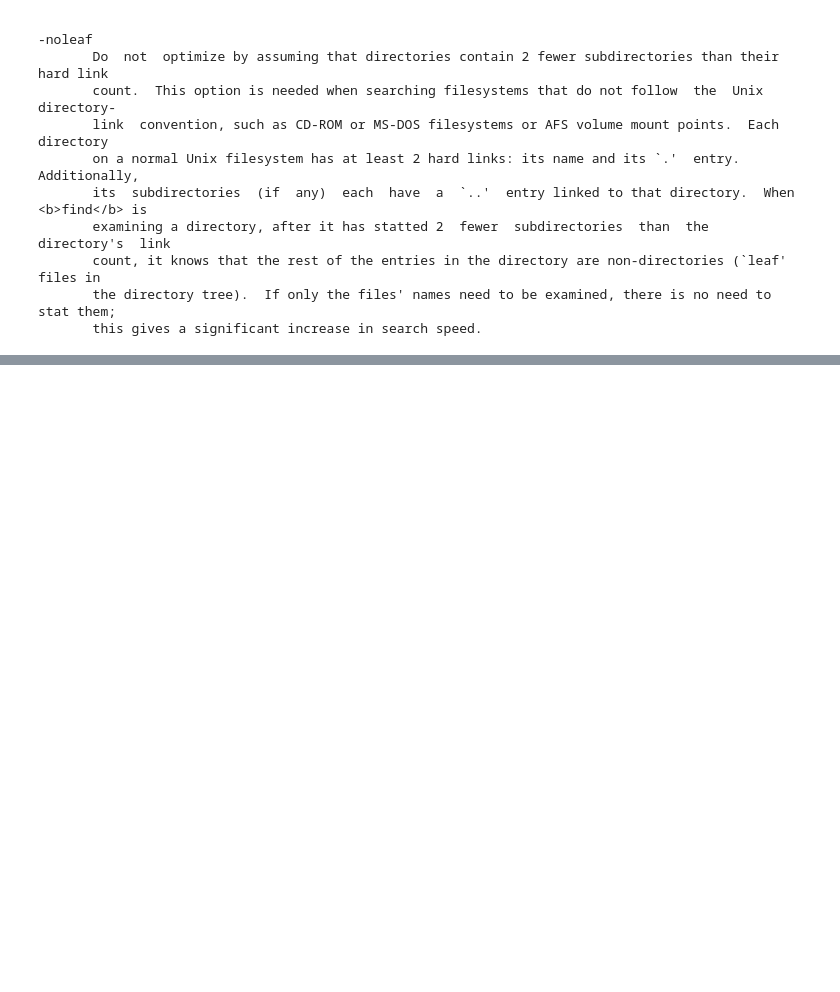
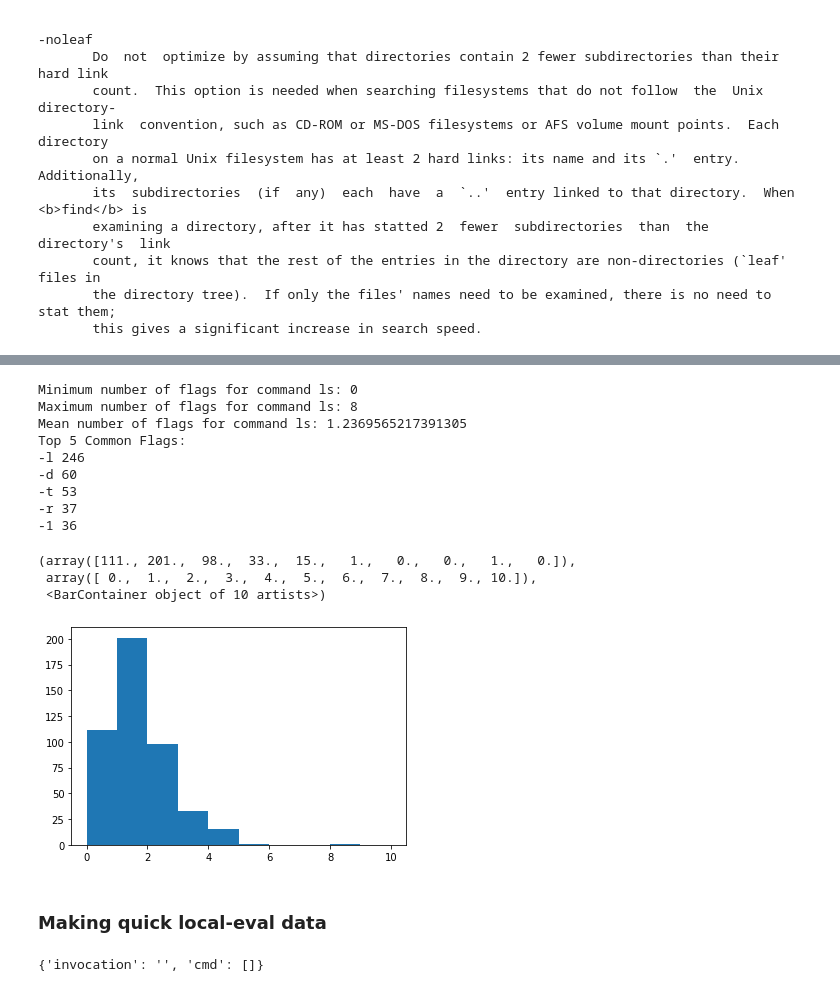
Before and after one commit to greenmonn/nlc2cmd-competition, a Jupyter notebook: data/DataExplorer.ipynb, the cells around one changed output, grey strips where cells are left out. Saved outputs shown, nothing was run; the diff lists cells and outputs as text; code cells hidden in the pictures; blank space fills up the shorter version.

```diff
--- a/data/DataExplorer.ipynb
+++ b/data/DataExplorer.ipynb
@@ -437,0 +503,49 @@ exit
+# %%
+# for specific util
+query_util = 'ls'
+num_flags = [len(list(d.values())[0]) for d in util_num if query_util in d]
+print(f'Minimum number of flags for command {query_util}:', min(num_flags))
+print(f'Maximum number of flags for command {query_util}:', max(num_flags))
+print(f'Mean number of flags for command {query_util}:', sum(num_flags)/len(num_flags))
+
+qu_flags_in_data = sum([list(d.values())[0] for d in util_num if query_util in d], [])
+qu_flags_counter = Counter(qu_flags_in_data)
+present_num = 5
+print(f'Top {present_num} Common Flags:')
+for k, v in sorted(list(qu_flags_counter.items()), key=lambda x: x[1], reverse=True)[:present_num]:
+    print(k, v)
+
+plt.hist(num_flags, range=(0, 10), bins=10)
+# %% [output]
+Minimum number of flags for command ls: 0
+Maximum number of flags for command ls: 8
+Mean number of flags for command ls: 1.2369565217391305
+Top 5 Common Flags:
+-l 246
+-d 60
+-t 53
+-r 37
+-1 36
+(array([111., 201.,  98.,  33.,  15.,   1.,   0.,   0.,   1.,   0.]),
+ array([ 0.,  1.,  2.,  3.,  4.,  5.,  6.,  7.,  8.,  9., 10.]),
+ <BarContainer object of 10 artists>)
+[figure, added]
+# %% [markdown]
+### Making quick local-eval data
+# %%
+all_evals = []
+prev_dict = dict()
+prev_dict['invocation'] = ''
+prev_dict['cmd'] = []
+for key, val in data.items():
+    if prev_dict['invocation'] != val['invocation']:
+        all_evals.append(prev_dict)
+        prev_dict = dict()
+        prev_dict['invocation'] = val['invocation']
+        prev_dict['cmd'] = [val['cmd']]
+    else:
+        prev_dict['cmd'].append(val['cmd'])
+all_evals.append(prev_dict)
+all_evals.pop(0)
+# %% [output]
+{'invocation': '', 'cmd': []}
```
Also changed, not shown: parts of 15 cells of this notebook, 1 other file.
